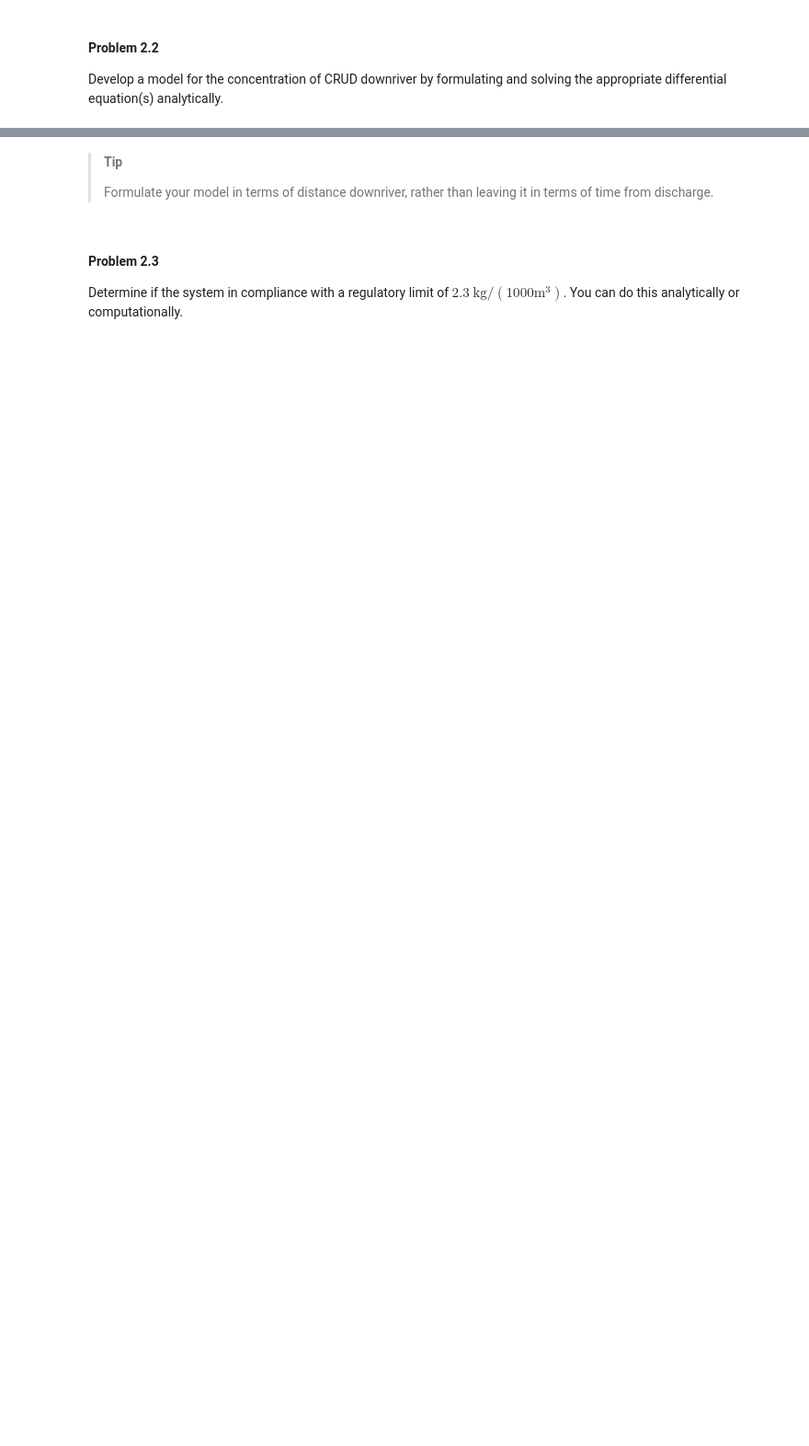
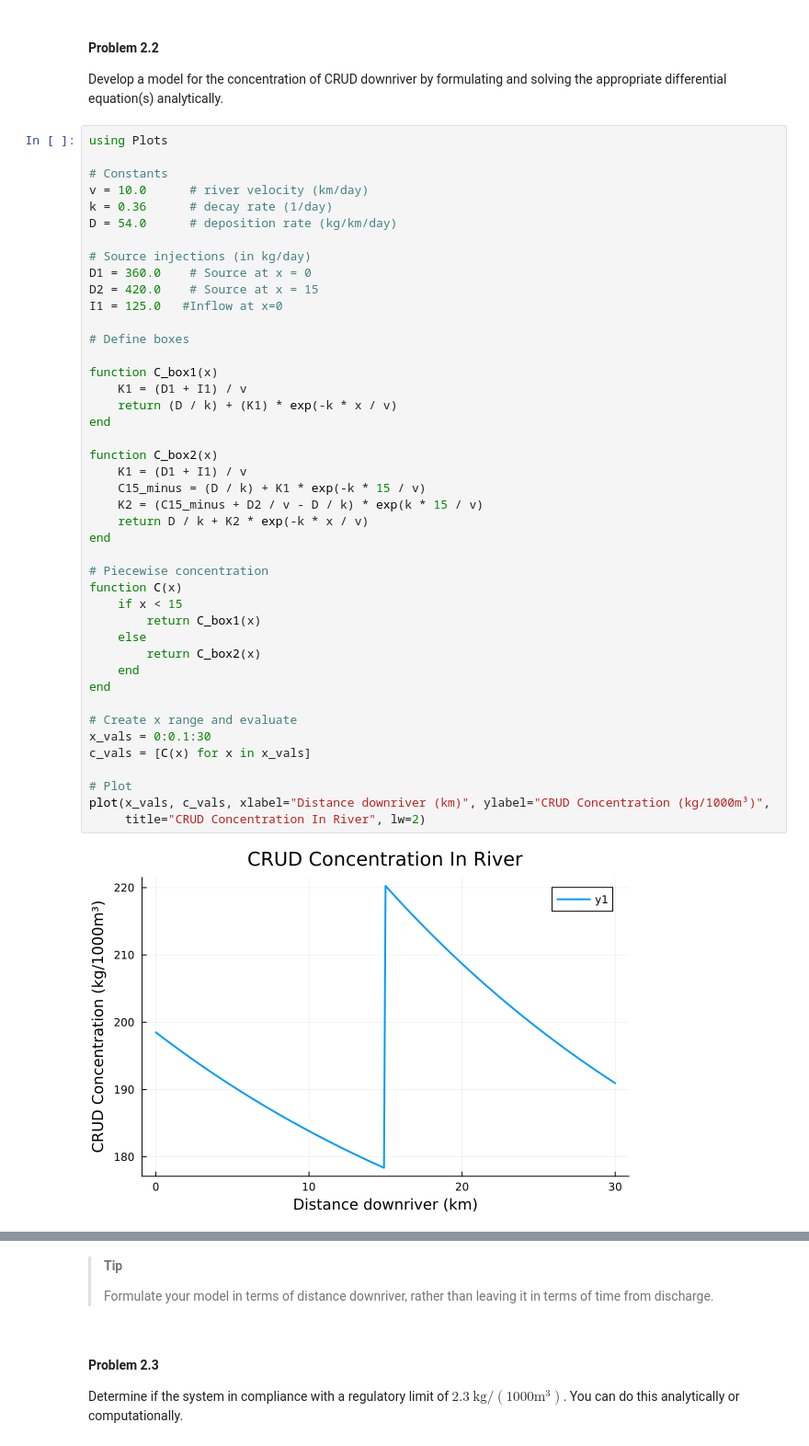
Before and after one commit to BEE4750-FA25/hw2-eliana, a Jupyter notebook: hw02.ipynb, the cells around one changed output, grey strips where cells are left out. Shown at 92% size. Saved outputs shown, nothing was run; the diff lists cells and outputs as text; blank space fills up the shorter version.

```diff
--- a/hw02.ipynb
+++ b/hw02.ipynb
@@ -118,3 +116,48 @@ many boxes were needed?
 
 Develop a model for the concentration of CRUD downriver by formulating
 and solving the appropriate differential equation(s) analytically.
+# %%
+using Plots
+
+# Constants
+v = 10.0      # river velocity (km/day)
+k = 0.36      # decay rate (1/day)
+D = 54.0      # deposition rate (kg/km/day)
+
+# Source injections (in kg/day)
+D1 = 360.0    # Source at x = 0
+D2 = 420.0    # Source at x = 15
+I1 = 125.0   #Inflow at x=0
+
+# Define boxes
+
+function C_box1(x)
+    K1 = (D1 + I1) / v
+    return (D / k) + (K1) * exp(-k * x / v)
+end
+
+function C_box2(x)
+    K1 = (D1 + I1) / v
+    C15_minus = (D / k) + K1 * exp(-k * 15 / v)
+    K2 = (C15_minus + D2 / v - D / k) * exp(k * 15 / v)
+    return D / k + K2 * exp(-k * x / v)
+end
+
+# Piecewise concentration
+function C(x)
+    if x < 15
+        return C_box1(x)
+    else
+        return C_box2(x)
+    end
+end
+
+# Create x range and evaluate
+x_vals = 0:0.1:30
+c_vals = [C(x) for x in x_vals]
+
+# Plot
+plot(x_vals, c_vals, xlabel="Distance downriver (km)", ylabel="CRUD Concentration (kg/1000m³)",
+     title="CRUD Concentration In River", lw=2)
+# %% [output]
+[figure, added]
```
Also changed, not shown: parts of 5 cells of this notebook, 1 other file.
